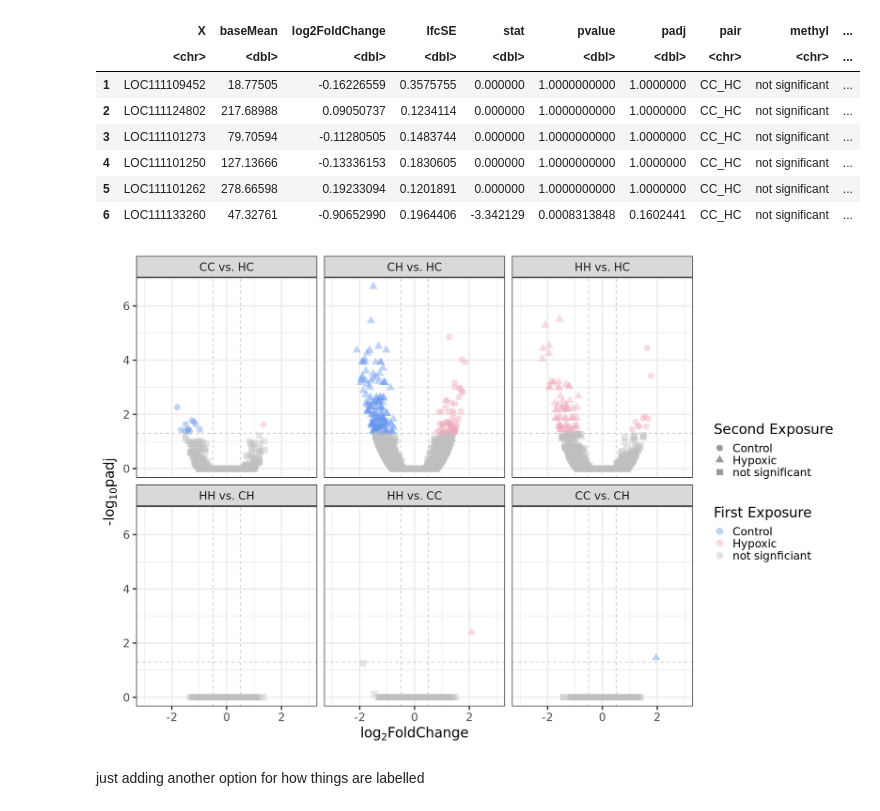
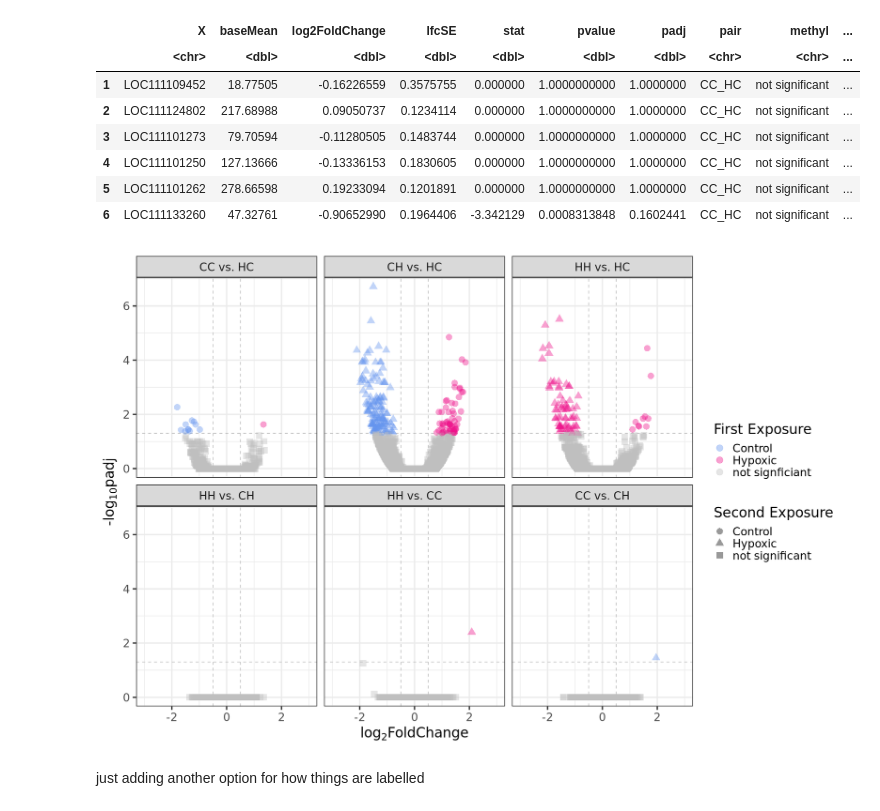
Before and after one commit to jgmcdonough/CE18_methylRAD_analysis, a Jupyter notebook: analysis/DMGs_analysis/HC_genes_2.0.ipynb, the cells around one changed output. Drawn from its saved outputs; the diff is of its cells as text; code cells hidden in the pictures.

Commit message:
change order of legend so first exposure is on top

```diff
--- a/analysis/DMGs_analysis/HC_genes_2.0.ipynb
+++ b/analysis/DMGs_analysis/HC_genes_2.0.ipynb
@@ -557,35 +559,37 @@ mega_df$pair <- factor(mega_df$pair, levels = c('CC_HC','CH_HC','HH_HC', 'HH_CH'
 # renaming grid labels
 new_labels <- c(CC_HC = "CC vs. HC",
                 CH_HC = "CH vs. HC",
                 HH_HC = "HH vs. HC",
                HH_CH = "HH vs. CH",
                HH_CC = "HH vs. CC",
                CC_CH = "CC vs. CH")
 
 volcano_MEGA <- ggplot(data = mega_df, aes(x = log2FoldChange,
                                              y = -log10(padj),
                                              col = phase1_moreMe,
                                           shape = phase2_moreMe)) +
                         geom_vline(xintercept = c(-0.5,0.5),
                                    col = "gray",
                                    linetype = 'dashed') + # fold change threshold line
                         geom_hline(yintercept = -log10(0.05),
                                    col = "gray",
                                    linetype = 'dashed') + # padj threshold line
                         geom_point(size=4, alpha =0.4) +
-scale_color_manual(values=c('cornflowerblue','pink2', 'gray')) +
+scale_color_manual(values=c('cornflowerblue','deeppink2', 'gray')) +
 theme_bw() +
+guides(col = guide_legend(order = 1),
+          shape = guide_legend(order = 2)) +
 facet_wrap(~pair, labeller = as_labeller(new_labels)) +
                         theme_bw(base_size=20) +
                         labs(col='First Exposure',
                              shape = 'Second Exposure',
                              x = expression("log"[2]*"FoldChange"),
                              y = expression("-log"[10]*"padj")) +
                         scale_x_continuous(limits = c(-3,3))
 
 volcano_MEGA
 # %% [output]
-[figure, old version]
+[figure, new version]
 # %%
 ggsave('/project/pi_sarah_gignouxwolfsohn_uml_edu/julia/CE_MethylRAD_analysis_2018/analysis/figures/metaVolcano1.pdf', volcano_MEGA,
       width = 15, heigh = 10)
```
Also changed, not shown: parts of 2 cells of this notebook, 2 other files.
